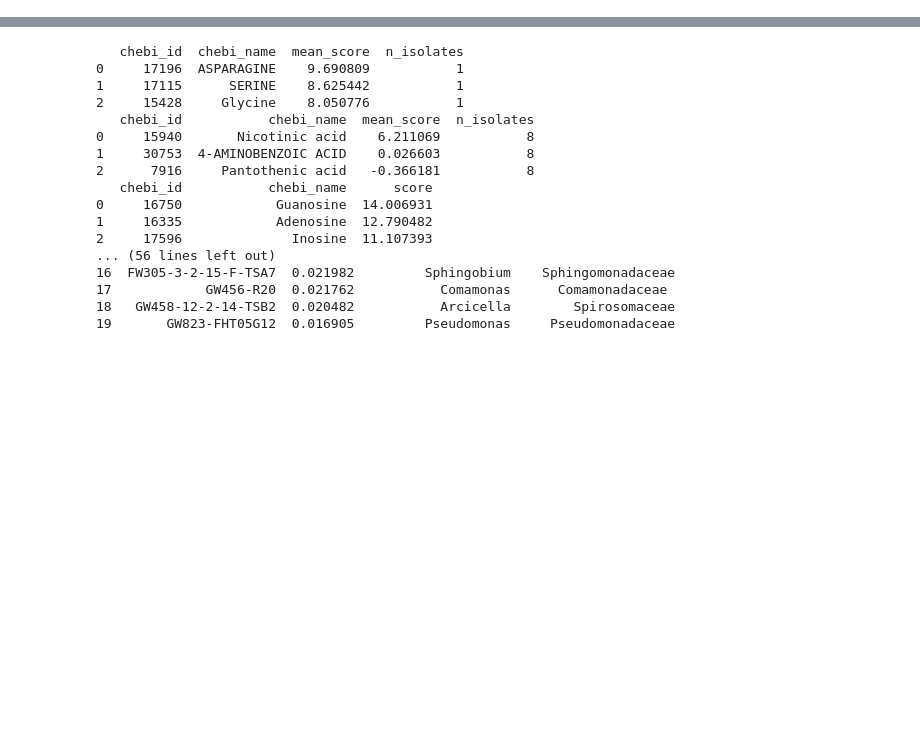
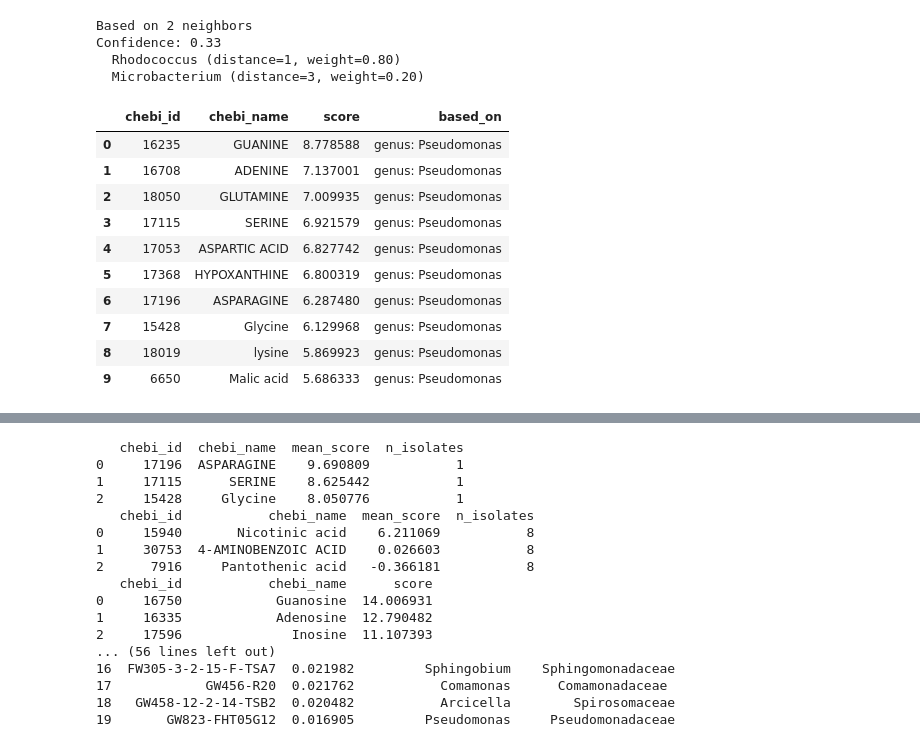
Before and after one commit to northenlab/webofmicrobes, a Jupyter notebook: wom/checkout_kg.ipynb, the cells around one changed output, grey strips where cells are left out. Drawn from its saved outputs; the diff is of its cells as text; code cells hidden in the pictures; blank space fills up the shorter version.

```diff
--- a/wom/checkout_kg.ipynb
+++ b/wom/checkout_kg.ipynb
@@ -1,3 +9,48 @@
+# %%
+import wom
+	# Bacteria; Pseudomonadota; Alphaproteobacteria; Candidatus Pelagibacterales; Candidatus Pelagibacteraceae; Candidatus Pelagibacter; Candidatus Pelagibacter communis
+# The provided text describes the taxonomic classification of a group of abundant marine bacteria,
+# belonging to the genus Candidatus Pelagibacter within the SAR11 clade
+# (family Pelagibacteraceae, order Pelagibacterales, class Alphaproteobacteria, phylum Pseudomonadota), specifically
+# Query for a genus we haven't measured
+# result = wom.predict_consumption_novel(
+    # taxonomy={"genus": "Pseudomonas", "family": "Pseudomonadaceae"}
+# )
+# result = wom.predict_consumption_novel(
+#     taxonomy={ "family": "Pelagibacteraceae"}
+# )
+# print(result)
+
+# Get explanation of the prediction
+context = wom.get_phylogenetic_context(
+    taxonomy={"genus": "Gordonia"},
+    model_type="consumed"
+)
+print(f"Based on {len(context['neighbors'])} neighbors")
+print(f"Confidence: {context['confidence']:.2f}")
+for n in context["neighbors"][:3]:
+    print(f"  {n['taxon']} (distance={n['distance']}, weight={n['weight']:.2f})")
+# %% [output]
+Based on 2 neighbors
+Confidence: 0.33
+  Rhodococcus (distance=1, weight=0.80)
+  Microbacterium (distance=3, weight=0.20)
+# %%
+import wom
+
+wom.predict_consumption_novel(taxonomy={"genus": "Pseudomonas", "family": "Pseudomonadaceae"})
+# %% [output]
+|  | chebi_id | chebi_name | score | based_on |
+| 0 | 16235 | GUANINE | 8.778588 | genus: Pseudomonas |
+| 1 | 16708 | ADENINE | 7.137001 | genus: Pseudomonas |
+| 2 | 18050 | GLUTAMINE | 7.009935 | genus: Pseudomonas |
+| 3 | 17115 | SERINE | 6.921579 | genus: Pseudomonas |
+| 4 | 17053 | ASPARTIC ACID | 6.827742 | genus: Pseudomonas |
+| 5 | 17368 | HYPOXANTHINE | 6.800319 | genus: Pseudomonas |
+| 6 | 17196 | ASPARAGINE | 6.287480 | genus: Pseudomonas |
+| 7 | 15428 | Glycine | 6.129968 | genus: Pseudomonas |
+| 8 | 18019 | lysine | 5.869923 | genus: Pseudomonas |
+| 9 | 6650 | Malic acid | 5.686333 | genus: Pseudomonas |
 # %%
 import wom
 match = wom.resolve_taxon("seratia")
```
Also changed, not shown: parts of 5 cells of this notebook, 4 other files.
